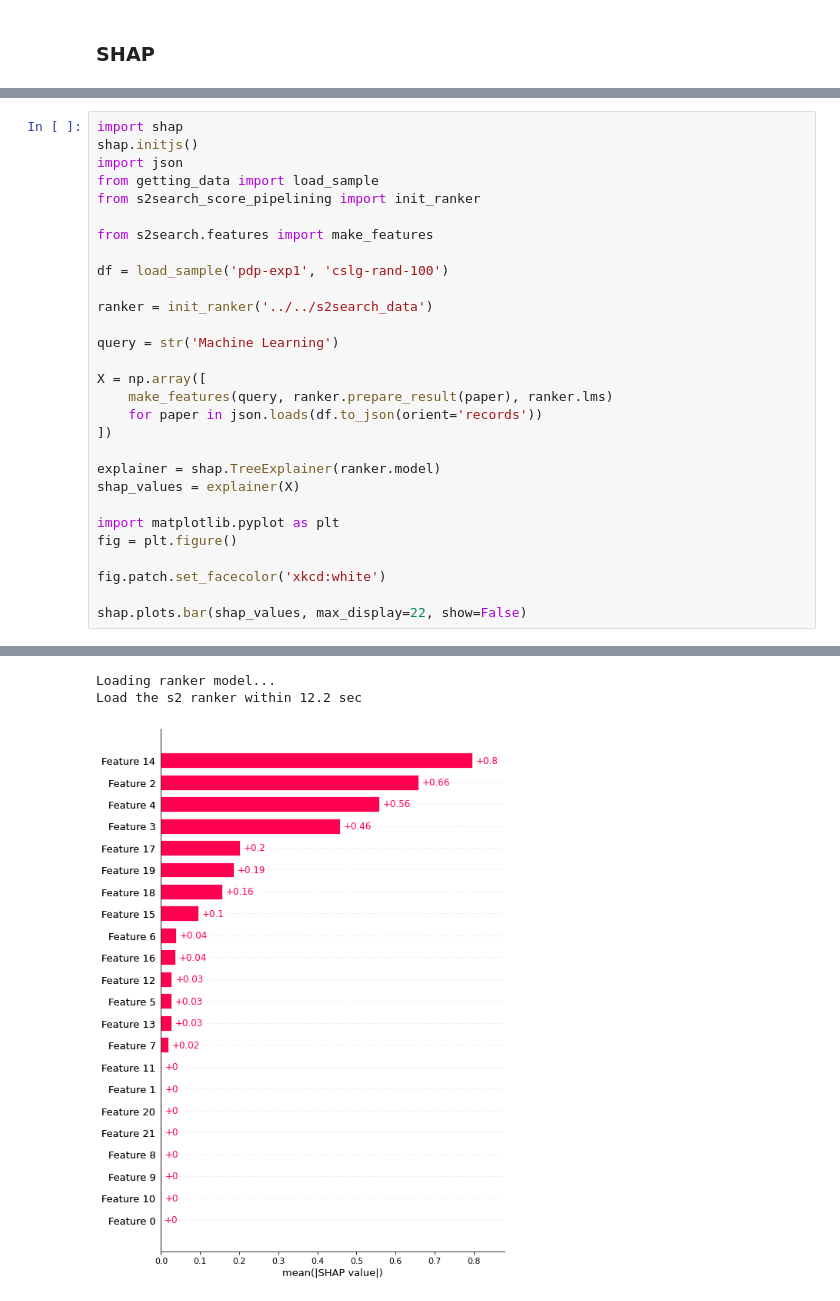
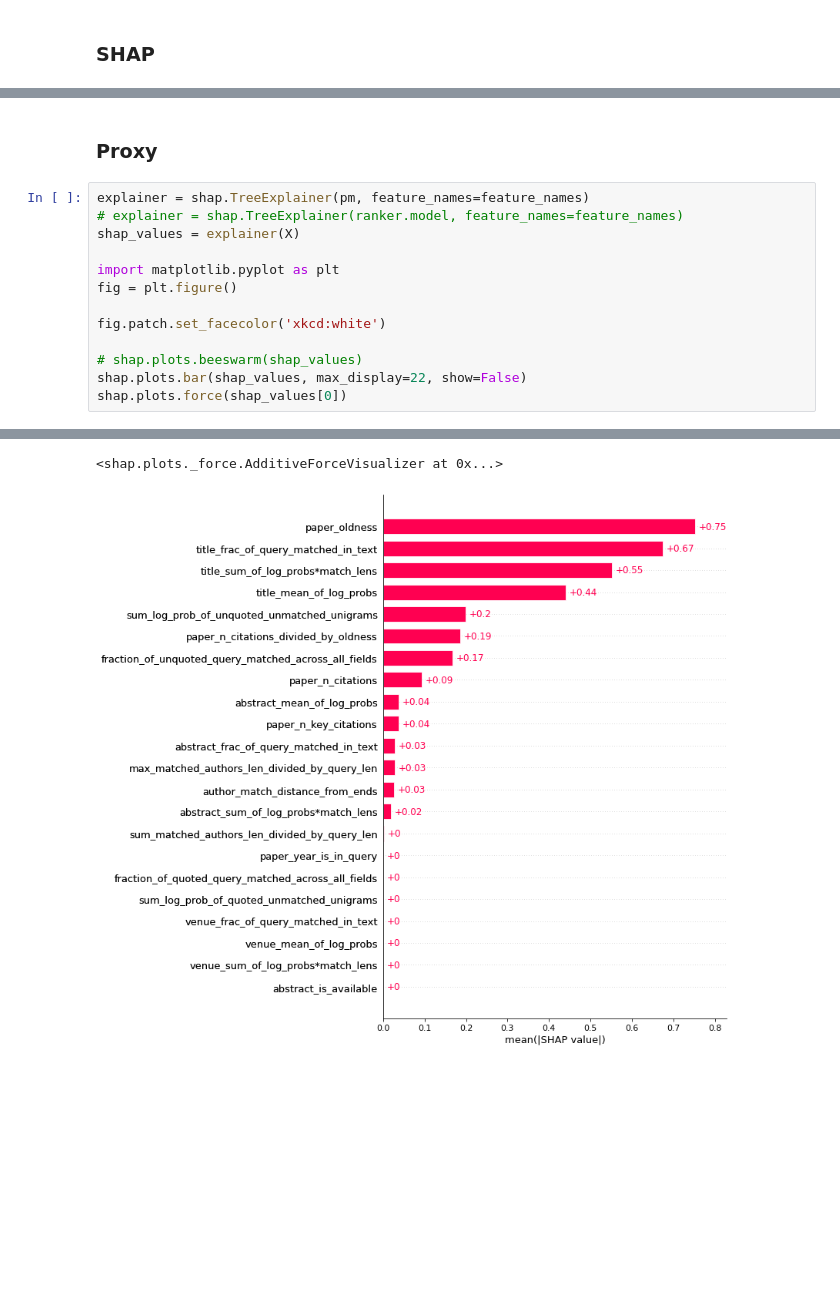
Before and after one commit to youyinnn/s2search, a Jupyter notebook: pipelining/shap-exp1/shap.ipynb, the cells around one changed output, grey strips where cells are left out. Saved outputs shown, nothing was run; the diff lists cells and outputs as text; blank space fills up the shorter version.

Commit message:
shap adjust

```diff
--- a/pipelining/shap-exp1/shap.ipynb
+++ b/pipelining/shap-exp1/shap.ipynb
@@ -21,24 +72,8 @@ if not os.path.exists(pic_dir):
+# %% [markdown]
+### Proxy
 # %%
-import shap
-shap.initjs()
-import json
-from getting_data import load_sample
-from s2search_score_pipelining import init_ranker
-
-from s2search.features import make_features
-
-df = load_sample('pdp-exp1', 'cslg-rand-100')
-
-ranker = init_ranker('../../s2search_data')
-
-query = str('Machine Learning')
-
-X = np.array([
-    make_features(query, ranker.prepare_result(paper), ranker.lms)
-    for paper in json.loads(df.to_json(orient='records'))
-])
-
-explainer = shap.TreeExplainer(ranker.model)
+explainer = shap.TreeExplainer(pm, feature_names=feature_names)
+# explainer = shap.TreeExplainer(ranker.model, feature_names=feature_names)
 shap_values = explainer(X)
 
 import matplotlib.pyplot as plt
@@ -46,5 +81,7 @@ fig = plt.figure()
 
 fig.patch.set_facecolor('xkcd:white')
 
+# shap.plots.beeswarm(shap_values)
 shap.plots.bar(shap_values, max_display=22, show=False)
+shap.plots.force(shap_values[0])
 # %% [output]
@@ -52,3 +88,2 @@ shap.plots.bar(shap_values, max_display=22, show=False)
-Loading ranker model...
-Load the s2 ranker within 12.2 sec
+<shap.plots._force.AdditiveForceVisualizer at 0x...>
-[figure, old version]
+[figure, new version]
```
Also changed, not shown: parts of 2 cells of this notebook, 1 other file.
